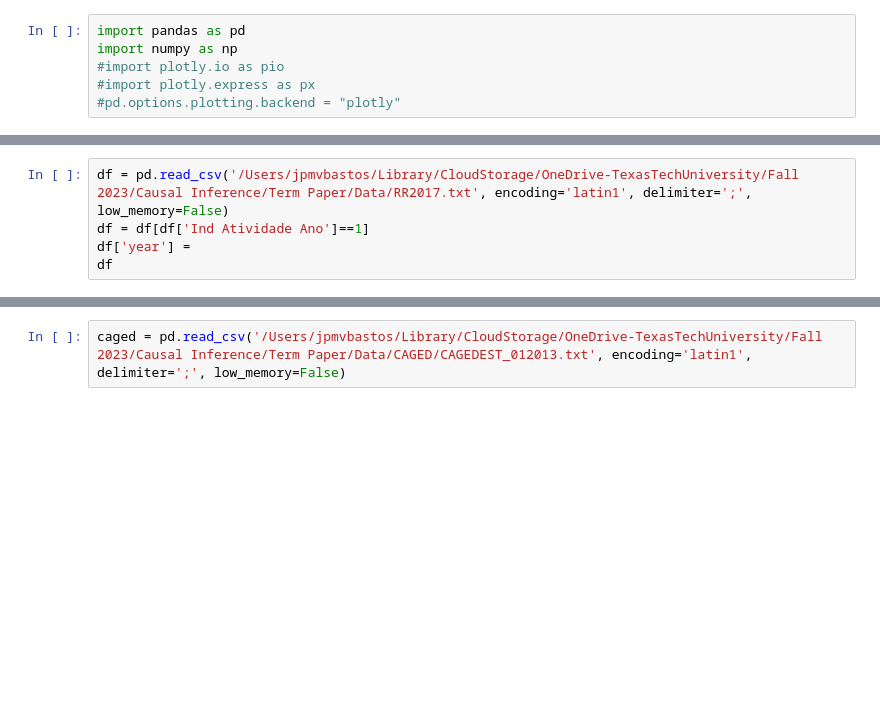
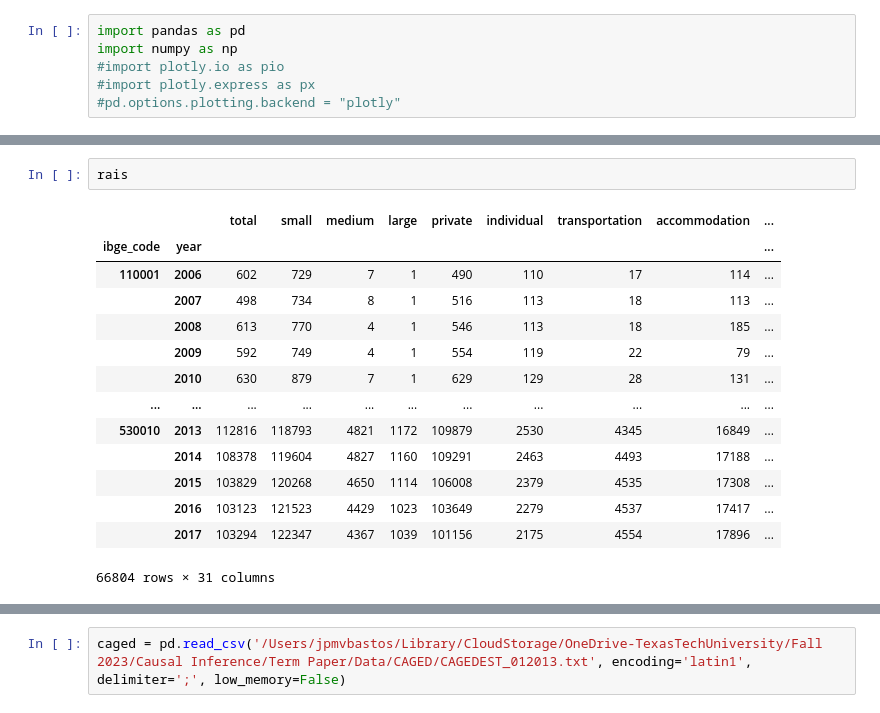
Before and after one commit to jpmvbastos/AppliedEconometrics, a Jupyter notebook: Causal Inference/TermProject/rais_caged.ipynb, the cells around one changed output, grey strips where cells are left out. Drawn from its saved outputs; the diff is of its cells as text; blank space fills up the shorter version.

```diff
--- a/Causal Inference/TermProject/rais_caged.ipynb
+++ b/Causal Inference/TermProject/rais_caged.ipynb
@@ -28,5 +6,0 @@ rais = pd.concat((globals()[name] for name in names_list), axis=0)
-# %%
-df = pd.read_csv('/Users/jpmvbastos/Library/CloudStorage/OneDrive-TexasTechUniversity/Fall 2023/Causal Inference/Term Paper/Data/RR2017.txt', encoding='latin1', delimiter=';', low_memory=False)
-df = df[df['Ind Atividade Ano']==1]
-df['year'] =
-df
@@ -32,0 +113,17 @@ df
+# %%
+rais
+# %% [output]
+|  |  | total | small | medium | large | private | individual | transportation | accommodation | ... |
+| ibge_code | year |  |  |  |  |  |  |  |  | ... |
+| 110001 | 2006 | 602 | 729 | 7 | 1 | 490 | 110 | 17 | 114 | ... |
+|  | 2007 | 498 | 734 | 8 | 1 | 516 | 113 | 18 | 113 | ... |
+|  | 2008 | 613 | 770 | 4 | 1 | 546 | 113 | 18 | 185 | ... |
+|  | 2009 | 592 | 749 | 4 | 1 | 554 | 119 | 22 | 79 | ... |
+|  | 2010 | 630 | 879 | 7 | 1 | 629 | 129 | 28 | 131 | ... |
+| ... | ... | ... | ... | ... | ... | ... | ... | ... | ... | ... |
+| 530010 | 2013 | 112816 | 118793 | 4821 | 1172 | 109879 | 2530 | 4345 | 16849 | ... |
+|  | 2014 | 108378 | 119604 | 4827 | 1160 | 109291 | 2463 | 4493 | 17188 | ... |
+|  | 2015 | 103829 | 120268 | 4650 | 1114 | 106008 | 2379 | 4535 | 17308 | ... |
+|  | 2016 | 103123 | 121523 | 4429 | 1023 | 103649 | 2279 | 4537 | 17417 | ... |
+|  | 2017 | 103294 | 122347 | 4367 | 1039 | 101156 | 2175 | 4554 | 17896 | ... |
+66804 rows × 31 columns
```
Also changed, not shown: parts of 5 cells of this notebook, 6 other files.
